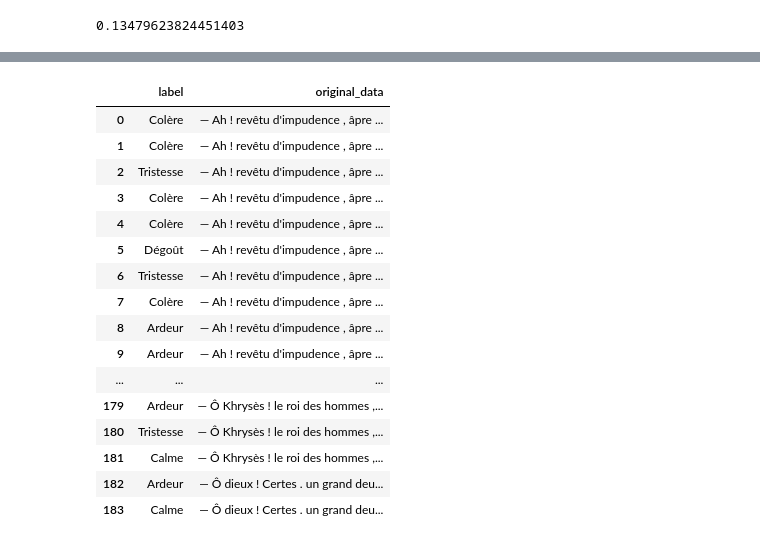
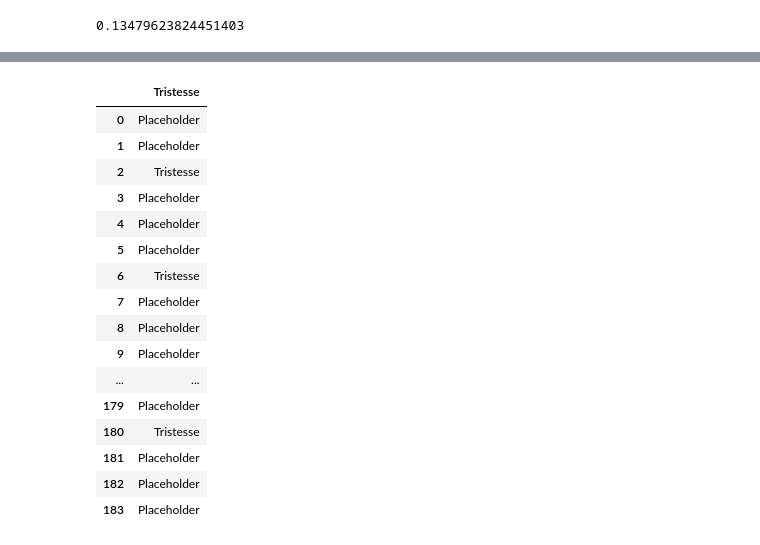
Before and after one commit to dpicca/Homer_Iliad_Dataset, a Jupyter notebook: Dataframes/Data_cleaning.ipynb, the cells around one changed output, grey strips where cells are left out. Drawn from its saved outputs; the diff is of its cells as text; code cells hidden in the pictures.

```diff
--- a/Dataframes/Data_cleaning.ipynb
+++ b/Dataframes/Data_cleaning.ipynb
@@ -289,21 +269,23 @@ emotions_df = chapter_1[['label', 'original_data']]
-# %%
-emotions_df
-# %% [output]
-|  | label | original_data |
-| 0 | Colère | — Ah ! revêtu d'impudence , âpre ... |
-| 1 | Colère | — Ah ! revêtu d'impudence , âpre ... |
-| 2 | Tristesse | — Ah ! revêtu d'impudence , âpre ... |
-| 3 | Colère | — Ah ! revêtu d'impudence , âpre ... |
-| 4 | Colère | — Ah ! revêtu d'impudence , âpre ... |
-| 5 | Dégoût | — Ah ! revêtu d'impudence , âpre ... |
-| 6 | Tristesse | — Ah ! revêtu d'impudence , âpre ... |
-| 7 | Colère | — Ah ! revêtu d'impudence , âpre ... |
-| 8 | Ardeur | — Ah ! revêtu d'impudence , âpre ... |
-| 9 | Ardeur | — Ah ! revêtu d'impudence , âpre ... |
-| ... | ... | ... |
-| 179 | Ardeur | — Ô Khrysès ! le roi des hommes ,... |
-| 180 | Tristesse | — Ô Khrysès ! le roi des hommes ,... |
-| 181 | Calme | — Ô Khrysès ! le roi des hommes ,... |
-| 182 | Ardeur | — Ô dieux ! Certes . un grand deu... |
-| 183 | Calme | — Ô dieux ! Certes . un grand deu... |
+# %%
+tristesse_df.rename(columns = {'label':'Tristesse',}, inplace = True)
+# %%
+tristesse_df
+# %% [output]
+|  | Tristesse |
+| 0 | Placeholder |
+| 1 | Placeholder |
+| 2 | Tristesse |
+| 3 | Placeholder |
+| 4 | Placeholder |
+| 5 | Placeholder |
+| 6 | Tristesse |
+| 7 | Placeholder |
+| 8 | Placeholder |
+| 9 | Placeholder |
+| ... | ... |
+| 179 | Placeholder |
+| 180 | Tristesse |
+| 181 | Placeholder |
+| 182 | Placeholder |
+| 183 | Placeholder |
 # %%
```
Also changed, not shown: parts of 18 cells of this notebook.
